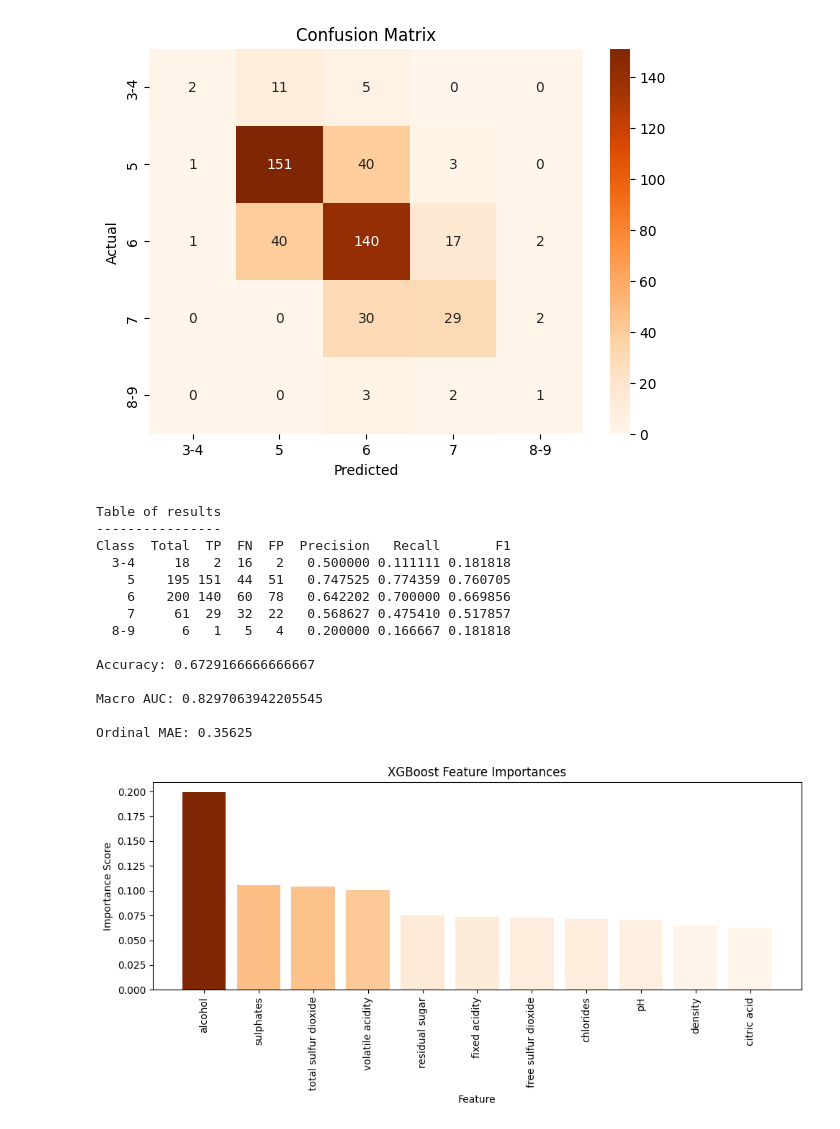
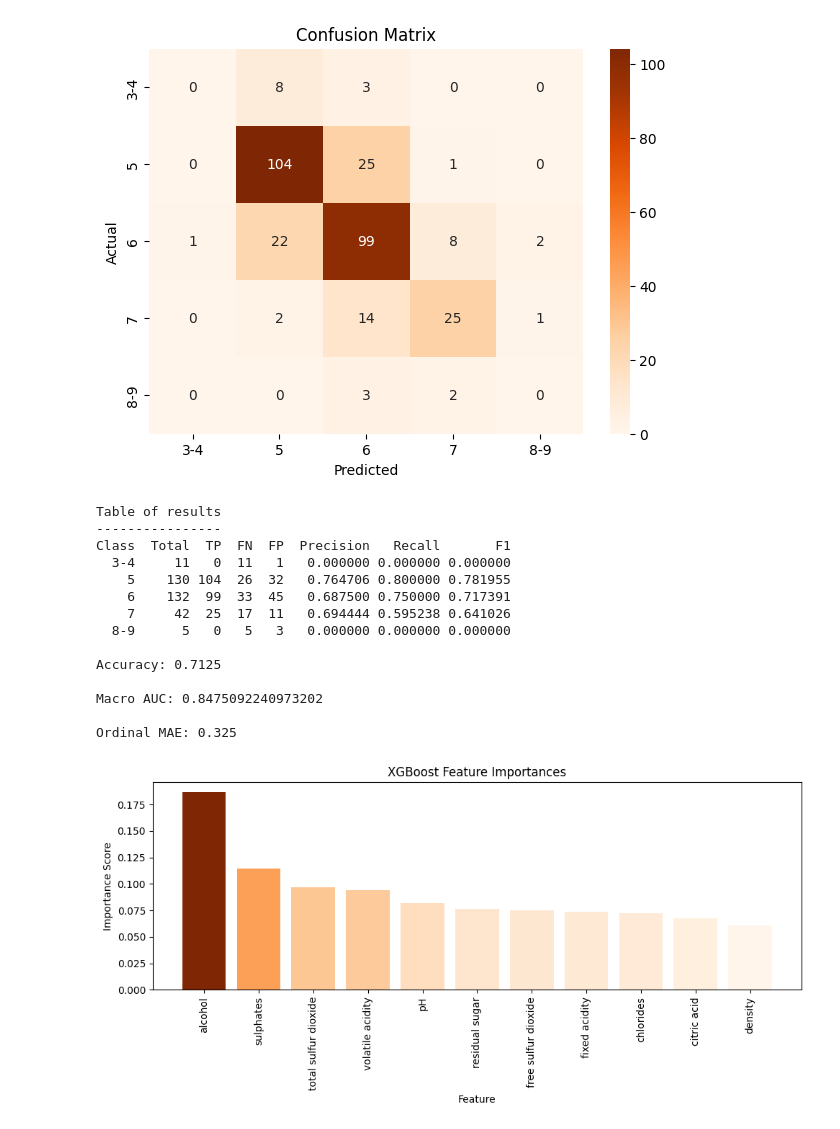
Before and after one commit to taneltooming/RedWineQuality, a Jupyter notebook: xgbclass.ipynb, the cells around one changed output. Drawn from its saved outputs; the diff is of its cells as text; code cells hidden in the pictures.

```diff
--- a/xgbclass.ipynb
+++ b/xgbclass.ipynb
@@ -33,7 +33,7 @@ labels = ["3-4", "5", "6", "7", "8-9"]
 # ----------------------
 X_train, X_test, y_train, y_test = train_test_split(
     X, y_to_groups,
-    test_size=0.3,
+    test_size=0.2,
     random_state=42
     )
 
@@ -123,40 +123,40 @@ print("\nMacro AUC:", auc_macro)
 print("\nOrdinal MAE:", ordinal_mae)
 
 
 # +++FEATURE IMPORTANCE+++
 # ------------------------
 importances = model.feature_importances_
 feature_names = np.array(X.columns)
 
 # Sorting A-Z
 sorted_idx = np.argsort(importances)[::-1]
 sorted_features = feature_names[sorted_idx]
 sorted_importances = importances[sorted_idx]
 norm = (sorted_importances - sorted_importances.min()) / (sorted_importances.max() - sorted_importances.min())
 
 # Plot
 plt.figure(figsize=(10, 5))
 plt.bar(sorted_features, sorted_importances, color=plt.cm.Oranges(norm))
 plt.xticks(rotation=90)
 plt.title("XGBoost Feature Importances")
 plt.ylabel("Importance Score")
 plt.xlabel("Feature")
 plt.tight_layout()
 plt.show()
 # %% [output]
-[figure, old version]
+[figure, new version]
 Table of results
 ----------------
 Class  Total  TP  FN  FP  Precision   Recall       F1
-  3-4     18   2  16   2   0.500000 0.111111 0.181818
-    5    195 151  44  51   0.747525 0.774359 0.760705
-    6    200 140  60  78   0.642202 0.700000 0.669856
-    7     61  29  32  22   0.568627 0.475410 0.517857
-  8-9      6   1   5   4   0.200000 0.166667 0.181818
+  3-4     11   0  11   1   0.000000 0.000000 0.000000
+    5    130 104  26  32   0.764706 0.800000 0.781955
+    6    132  99  33  45   0.687500 0.750000 0.717391
+    7     42  25  17  11   0.694444 0.595238 0.641026
+  8-9      5   0   5   3   0.000000 0.000000 0.000000
 
-Accuracy: 0.6729166666666667
+Accuracy: 0.7125
 
-Macro AUC: 0.8297063942205545
+Macro AUC: 0.8475092240973202
 
-Ordinal MAE: 0.35625
+Ordinal MAE: 0.325
-[figure, old version]
+[figure, new version]
```
